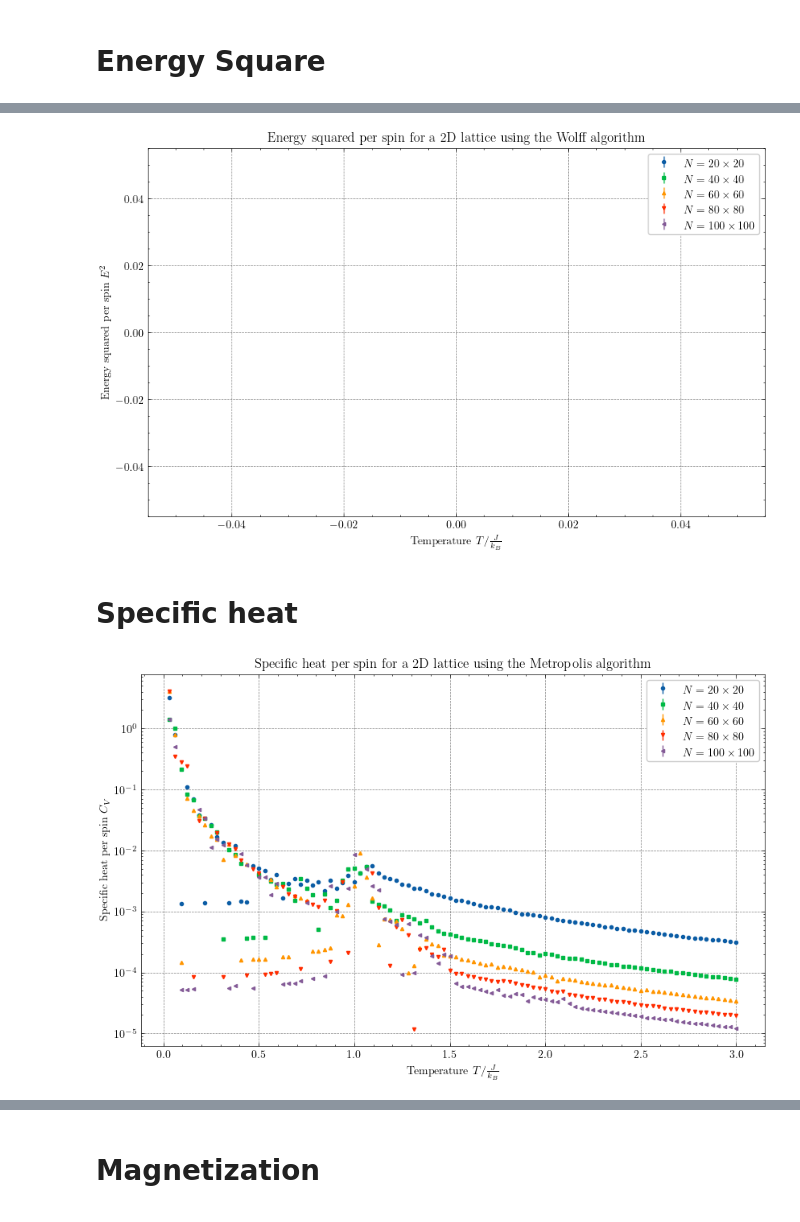
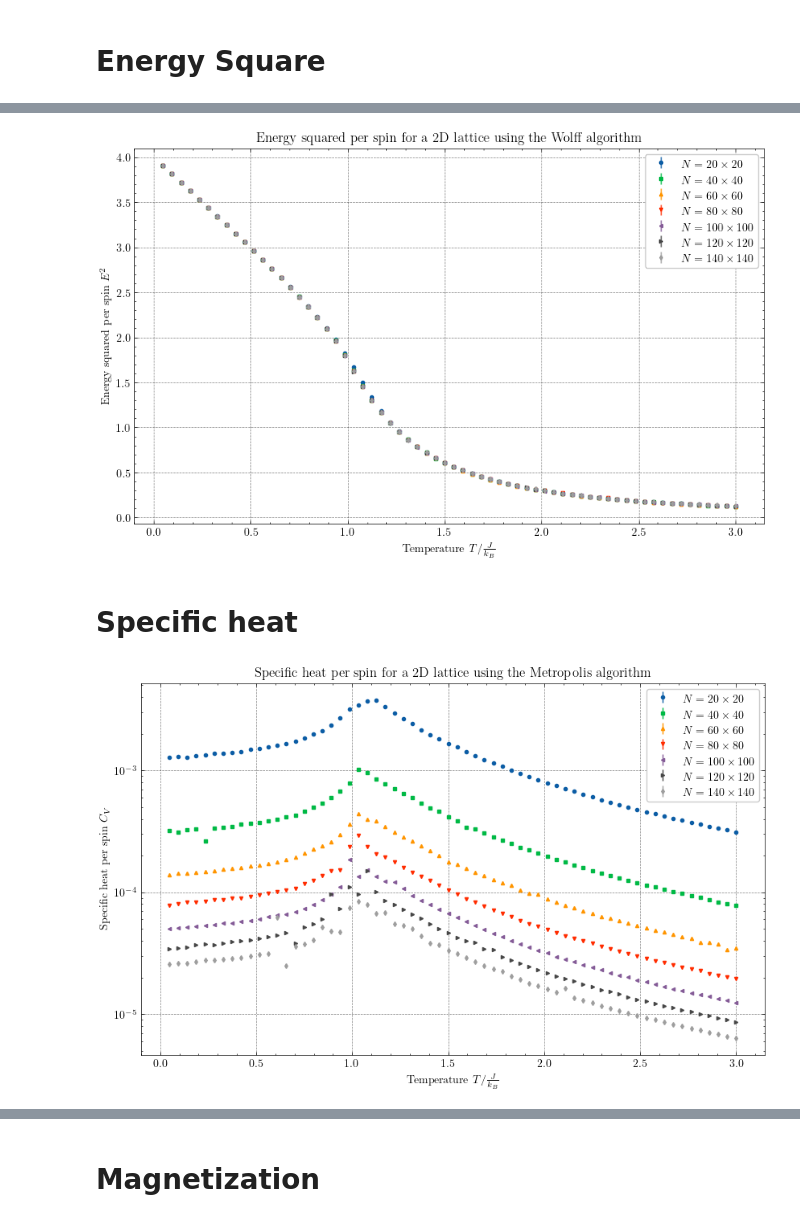
Before and after one commit to lennartvrg/physik690-Bachelorarbeit, a Jupyter notebook: analysis.ipynb, the cells around one changed output, grey strips where cells are left out. Cells and saved outputs as stored; diff of their text form; code cells hidden in the pictures.

```diff
--- a/analysis.ipynb
+++ b/analysis.ipynb
@@ -61,7 +61,7 @@ class Observable(Enum):
 def plot_observable_per_spin(con: sqlite3.Connection, simulation_id: int, alg: Algorithm, observable: Observable) -> tuple[plt.Figure, plt.Axes]:
     fig, ax = plt.subplots()
     for size in pd.read_sql_query(f'SELECT DISTINCT lattice_size FROM configurations WHERE simulation_id = {simulation_id}', con)['lattice_size']:
-        data = pd.read_sql_query(f'SELECT temperature, mean, std_dev FROM configurations c INNER JOIN metadata m ON c.metadata_id = m.metadata_id AND m.algorithm = {alg.value} INNER JOIN estimates e ON e.configuration_id = c.configuration_id AND e.type_id = {observable.value} WHERE c.simulation_id = \'{simulation_id}\' AND c.lattice_size = \'{size}\' ORDER BY temperature', con)
+        data = pd.read_sql_query(f'SELECT temperature, e.mean, e.std_dev FROM configurations c INNER JOIN metadata m ON c.metadata_id = m.metadata_id AND m.algorithm = {alg.value} INNER JOIN estimates e ON e.configuration_id = c.configuration_id AND e.type_id = {observable.value} WHERE c.simulation_id = \'{simulation_id}\' AND c.lattice_size = \'{size}\' ORDER BY temperature', con)
         ax.errorbar(data['temperature'], data['mean'], yerr=data['std_dev'], label=f'$N = {size} \\times {size}$')
 
         ax.set_title(f'{observable.name()} per spin for a 2D lattice using the {alg.name} algorithm')
@@ -126,15 +126,15 @@ fig.savefig('figures/Metropolis/EnergySquare_IntegratedAutocorrelation.pdf', dpi
 fig, _ = plot_observable_per_spin(con, simulation_id, Algorithm.Wolff, Observable.EnergySquare)
 fig.savefig('figures/Wolff/EnergySquare.pdf', dpi=dpi,  bbox_inches='tight')
 # %% [output]
-[figure, old version]
+[figure, new version]
 # %% [markdown]
 # Specific heat
 # %%
 fig, ax = plot_observable_per_spin(con, simulation_id, Algorithm.Metropolis, Observable.SpecificHeat)
-#ax.set_yscale('log')
+ax.set_yscale('log')
 fig.savefig('figures/Metropolis/SpecificHeat.pdf', dpi=dpi,  bbox_inches='tight')
 # %% [output]
-[figure, old version]
+[figure, new version]
 # %%
 fig, ax = plot_observable_per_spin(con, simulation_id, Algorithm.Wolff, Observable.SpecificHeat)
 ax.set_yscale('log')
```
Also changed, not shown: parts of 16 cells of this notebook, 13 other files.
